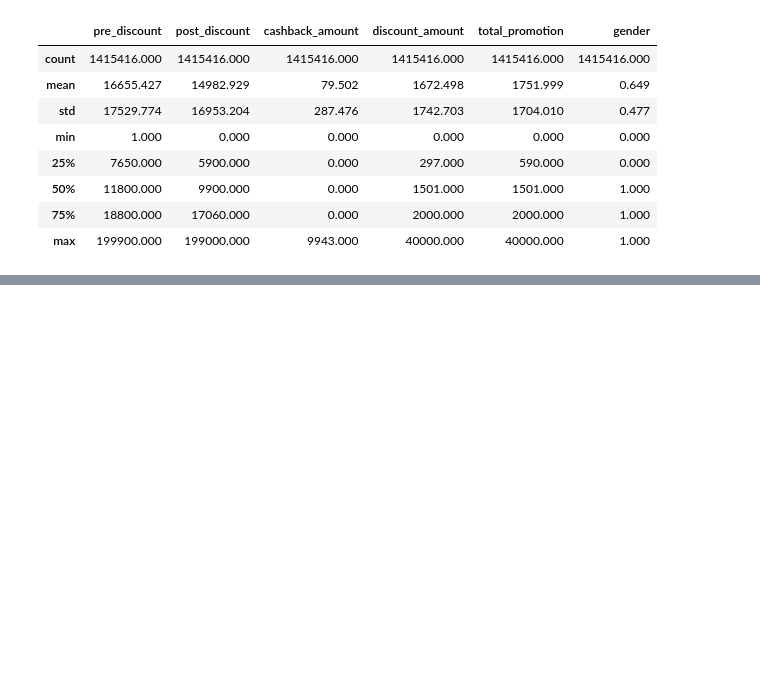
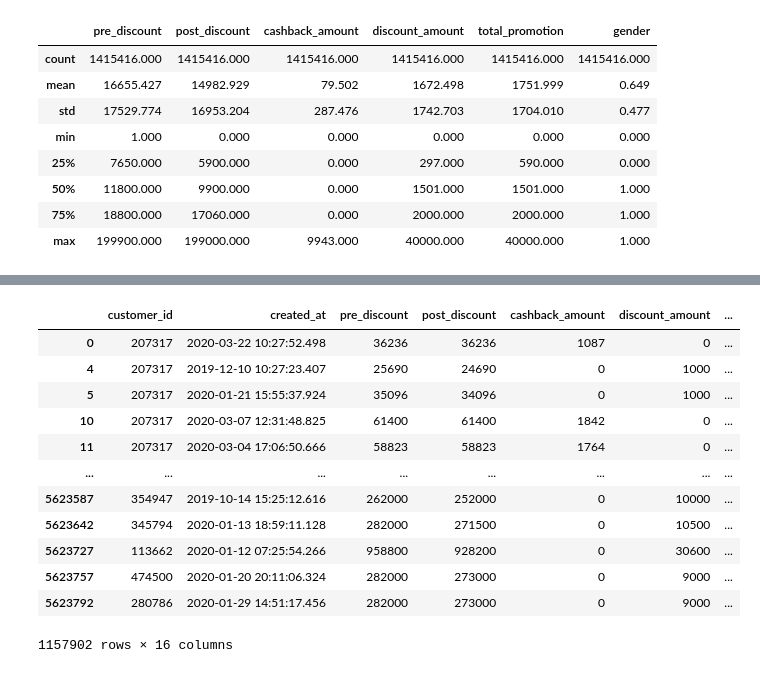
Before and after one commit to LUCI031/chai_analytics, a Jupyter notebook: EDA.ipynb, the cells around one changed output, grey strips where cells are left out. Cells and saved outputs as stored; diff of their text form; code cells hidden in the pictures; blank space fills up the shorter version.

```diff
--- a/EDA.ipynb
+++ b/EDA.ipynb
@@ -364,0 +466,17 @@ display(df[df['heavy']==False].describe())
+# %%
+# Heavy 유저 내에서도
+df[(df['heavy']==True) & (df['pre_discount']>18800)]
+# %% [output]
+|  | customer_id | created_at | pre_discount | post_discount | cashback_amount | discount_amount | ... |
+| 0 | 207317 | 2020-03-22 10:27:52.498 | 36236 | 36236 | 1087 | 0 | ... |
+| 4 | 207317 | 2019-12-10 10:27:23.407 | 25690 | 24690 | 0 | 1000 | ... |
+| 5 | 207317 | 2020-01-21 15:55:37.924 | 35096 | 34096 | 0 | 1000 | ... |
+| 10 | 207317 | 2020-03-07 12:31:48.825 | 61400 | 61400 | 1842 | 0 | ... |
+| 11 | 207317 | 2020-03-04 17:06:50.666 | 58823 | 58823 | 1764 | 0 | ... |
+| ... | ... | ... | ... | ... | ... | ... | ... |
+| 5623587 | 354947 | 2019-10-14 15:25:12.616 | 262000 | 252000 | 0 | 10000 | ... |
+| 5623642 | 345794 | 2020-01-13 18:59:11.128 | 282000 | 271500 | 0 | 10500 | ... |
+| 5623727 | 113662 | 2020-01-12 07:25:54.266 | 958800 | 928200 | 0 | 30600 | ... |
+| 5623757 | 474500 | 2020-01-20 20:11:06.324 | 282000 | 273000 | 0 | 9000 | ... |
+| 5623792 | 280786 | 2020-01-29 14:51:17.456 | 282000 | 273000 | 0 | 9000 | ... |
+1157902 rows × 16 columns
```
Also changed, not shown: parts of 7 cells of this notebook.
